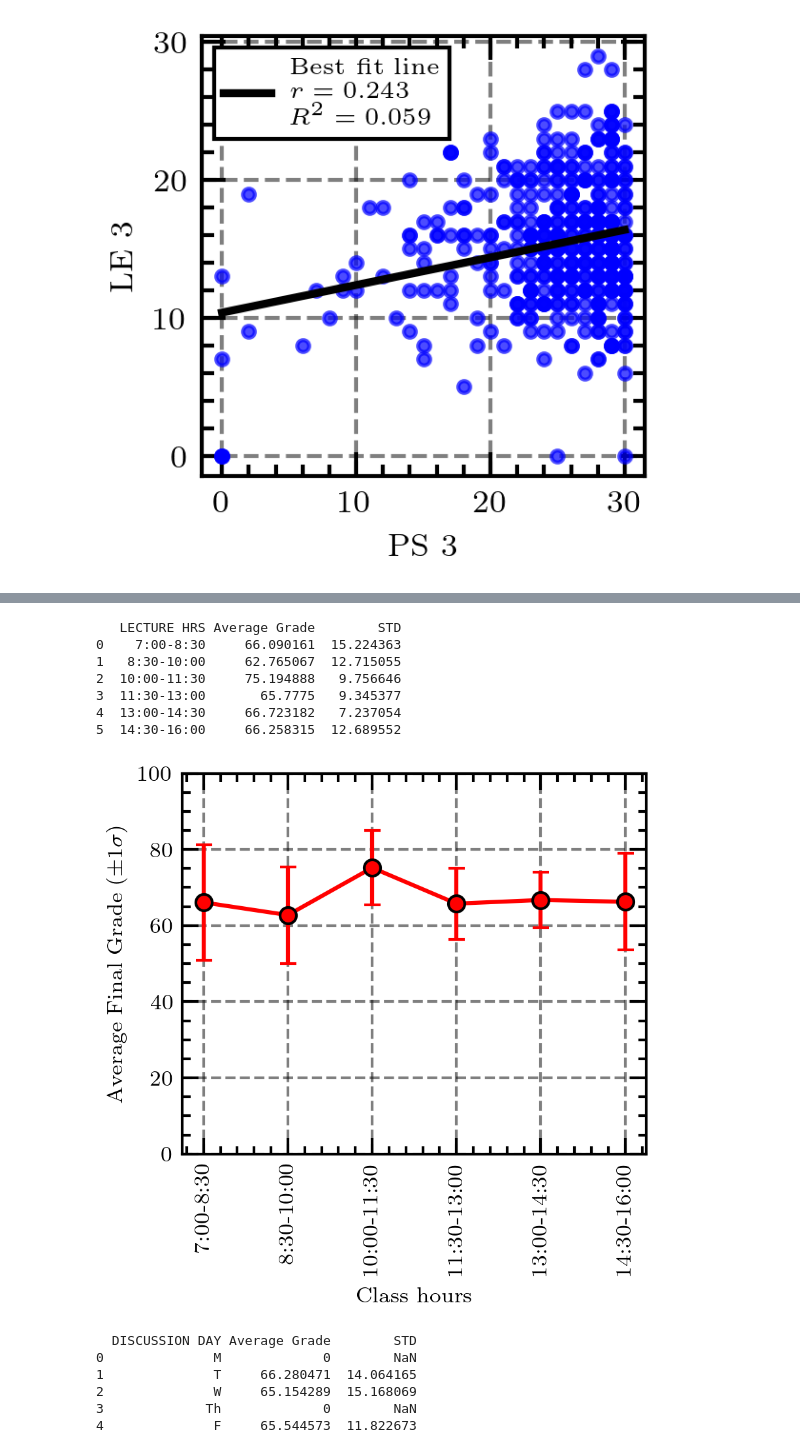
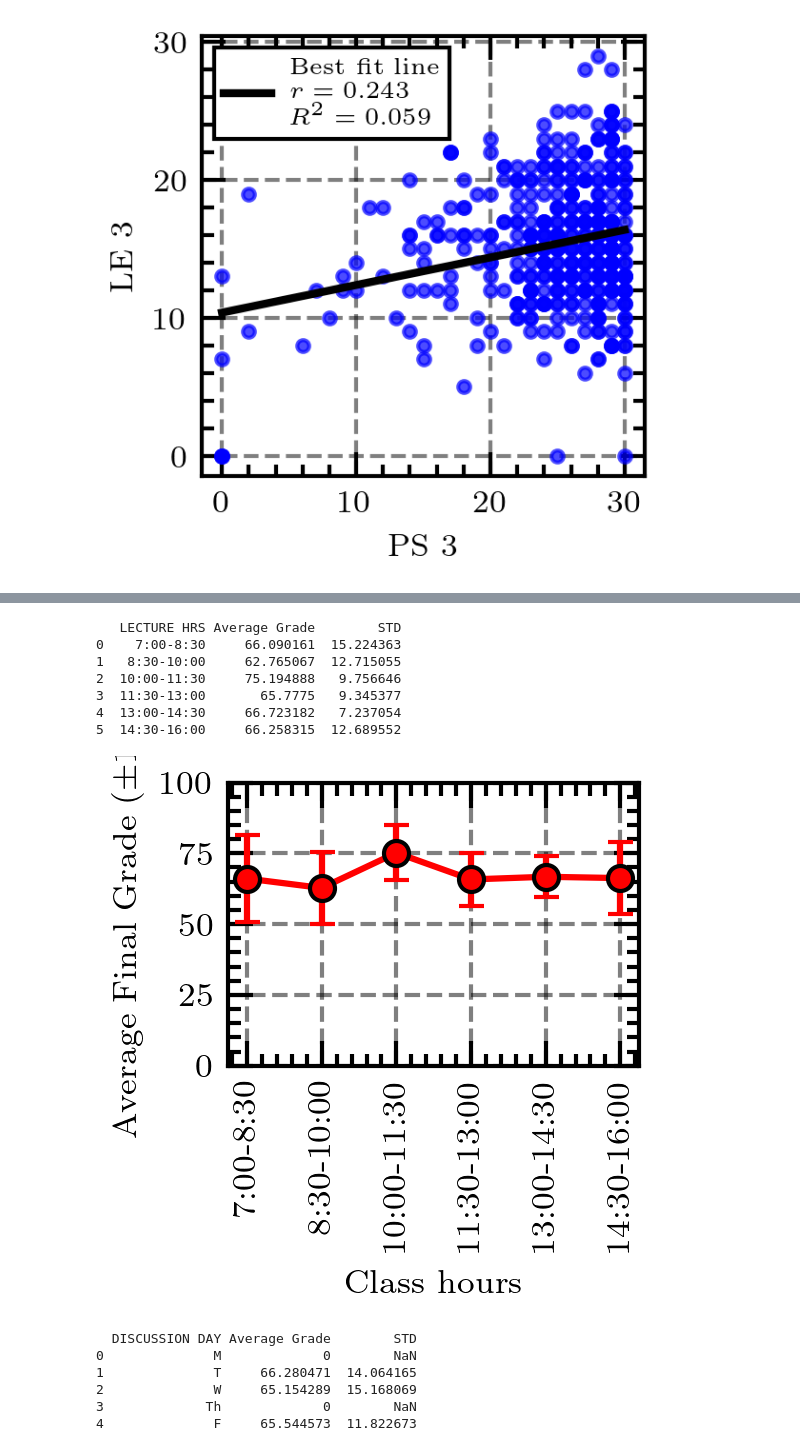
Before and after one commit to silvernuke911/C_files, a Jupyter notebook: Python/Physics 157 stuff/grades.ipynb, the cells around one changed output, grey strips where cells are left out. Drawn from its saved outputs; the diff is of its cells as text; code cells hidden in the pictures.

```diff
--- a/Python/Physics 157 stuff/grades.ipynb
+++ b/Python/Physics 157 stuff/grades.ipynb
@@ -332,6 +302,6 @@ p value is 1.3273744610925497e-42, statistically significant
 [figure]
 # %%
-dfE = df
+dfE = df.copy()
 dfE = dfE.dropna()
 dfE['LE ave'] = dfE[['LE1','LE2','LE3']].mean(axis=1)
 x = np.array(dfE['LE ave'])
@@ -382,10 +342,10 @@ p value is 3.3013126380155774e-23, statistically significant
 # %%
 # G
-dfG = df
+dfG = df.copy()
 dfG = dfG.dropna()
 
 plt.figure(figsize = (2,2), dpi= 300)
-plt.scatter(dfG['LE4'], dfG['Final Grade'], marker = '.', color = 'c')
+plt.scatter(dfG['LE4'], dfG['Final Grade'], marker = '.', color = 'c', alpha = 0.75)
 x_bf, y_bf, r2, r =best_fitter(dfG['LE4'], dfG['Final Grade'])
 plt.plot(x_bf,y_bf, color = 'k', label = f'Best fit line \n $r = {r:.3f}$ \n $R^2 = {r2:.3f}$')
 plt.legend(loc="upper left", prop={'size': 6})
@@ -427,34 +387,34 @@ df_avg = df_avg.sort_values(by="LECTURE HRS", key=lambda x: x.str.split('-').str
 df_avg.reset_index(drop=True, inplace=True)
 print(df_avg)
 # Plot
-plt.figure(figsize=(3,3), dpi=300)
+plt.figure(figsize=(2,2), dpi=300)
 plt.errorbar(
     df_avg['LECTURE HRS'],
     df_avg['Average Grade'],
     yerr=df_avg['STD'],
     fmt='o', capsize=3,
     color='r',
     markeredgecolor='k',
     elinewidth = 1.5,
     linestyle = '-',
     linewidth = 1.5)
 plt.ylim(0, 100)
 plt.xticks(rotation=90)
 plt.xlabel('Class hours')
 plt.ylabel(r'Average Final Grade ($\pm 1\sigma$)')
 plt.tight_layout()
 
 # Save figure
 fignum += 1
 plt.savefig(os.path.join(savepath, f'fig{fignum}.png'))
 plt.show()
 # %% [output]
    LECTURE HRS Average Grade        STD
 0    7:00-8:30     66.090161  15.224363
 1   8:30-10:00     62.765067  12.715055
 2  10:00-11:30     75.194888   9.756646
 3  11:30-13:00       65.7775   9.345377
 4  13:00-14:30     66.723182   7.237054
 5  14:30-16:00     66.258315  12.689552
-[figure, old version]
+[figure, new version]
 # %%
```
Also changed, not shown: parts of 11 cells of this notebook, 4 other files.
